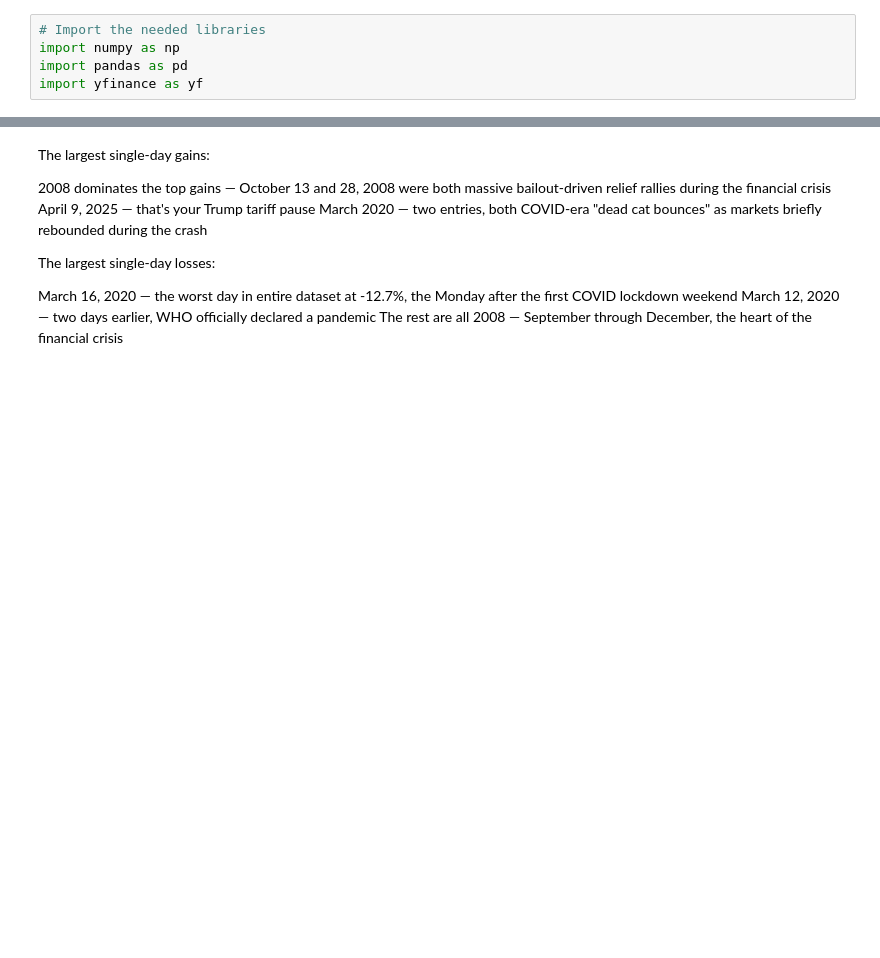
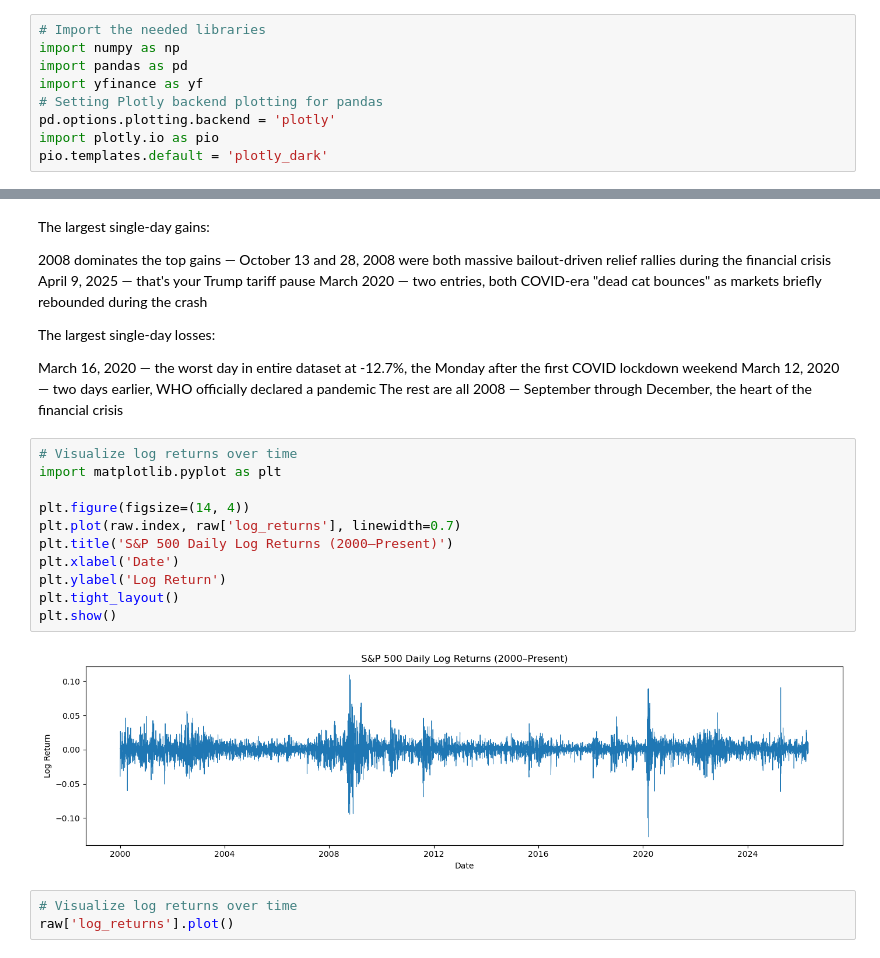
Before and after one commit to Mena-Beshara/sp500-market-intelligence, a Jupyter notebook: notebooks/01_eda.ipynb, the cells around one changed output, grey strips where cells are left out. Saved outputs shown, nothing was run; the diff lists cells and outputs as text; blank space fills up the shorter version.

```diff
--- a/notebooks/01_eda.ipynb
+++ b/notebooks/01_eda.ipynb
@@ -5,6 +5,10 @@
 import numpy as np
 import pandas as pd
 import yfinance as yf
+# Setting Plotly backend plotting for pandas
+pd.options.plotting.backend = 'plotly'
+import plotly.io as pio
+pio.templates.default = 'plotly_dark'
 # %%
 # import raw data from yfinance
 raw = yf.download('^GSPC', start='2000-01-01')
@@ -209,3 +213,19 @@ The largest single-day losses:
 March 16, 2020 — the worst day in entire dataset at -12.7%, the Monday after the first COVID lockdown weekend
 March 12, 2020 — two days earlier, WHO officially declared a pandemic
 The rest are all 2008 — September through December, the heart of the financial crisis
+# %%
+# Visualize log returns over time
+import matplotlib.pyplot as plt
+
+plt.figure(figsize=(14, 4))
+plt.plot(raw.index, raw['log_returns'], linewidth=0.7)
+plt.title('S&P 500 Daily Log Returns (2000–Present)')
+plt.xlabel('Date')
+plt.ylabel('Log Return')
+plt.tight_layout()
+plt.show()
+# %% [output]
+[figure, added]
+# %%
+# Visualize log returns over time
+raw['log_returns'].plot()
```
Also changed, not shown: parts of 6 cells of this notebook.
